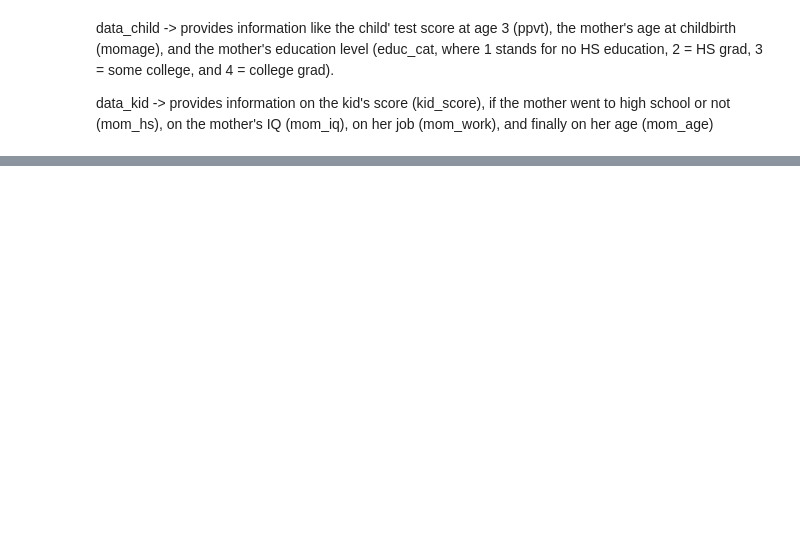
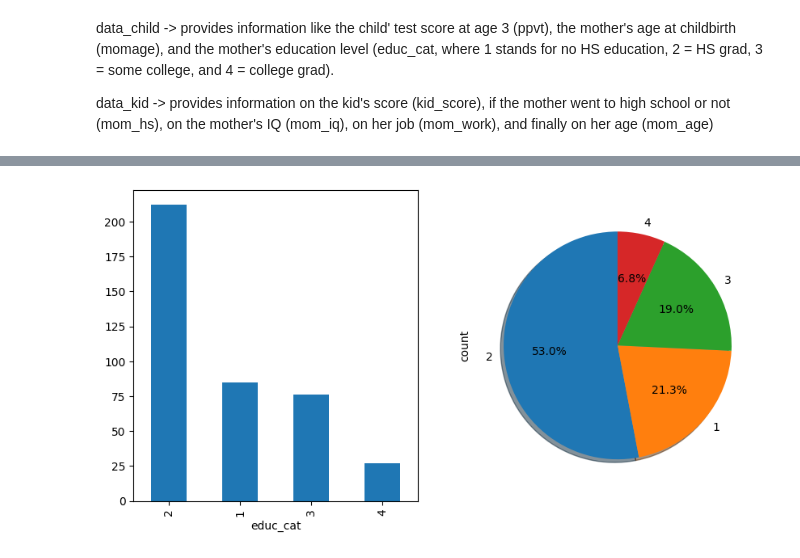
Before and after one commit to diegodvallejos/iq_prediction, a Jupyter notebook: development.ipynb, the cells around one changed output, grey strips where cells are left out. Cells and saved outputs as stored; diff of their text form; code cells hidden in the pictures; blank space fills up the shorter version.

```diff
--- a/development.ipynb
+++ b/development.ipynb
@@ -29,0 +121,10 @@ data_kid -> provides information on the kid's score (kid_score), if the mother w
+# %%
+fig, (ax1, ax2) = plt.subplots(nrows=1, ncols=2, figsize=(10, 5))
+
+educ_cat_counts = data_child['educ_cat'].value_counts().head(4)
+educ_cat_counts.plot(kind='bar', ax=ax1)
+
+educ_cat_counts.plot(kind='pie',ax= ax2, autopct='%1.1f%%', startangle=90, shadow=True)
+plt.show()
+# %% [output]
+[figure, added]
```
Also changed, not shown: parts of 9 cells of this notebook.
